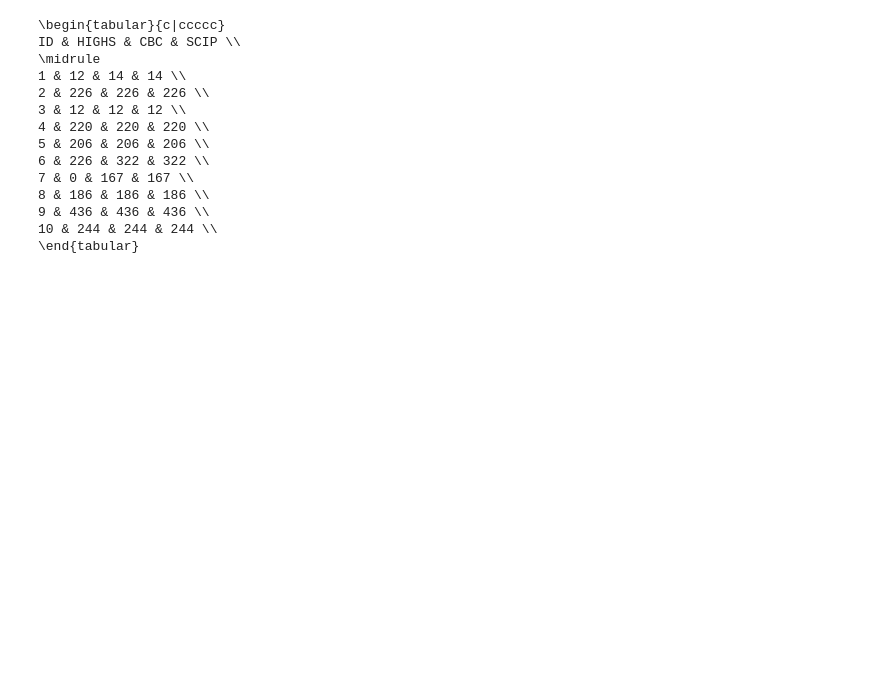
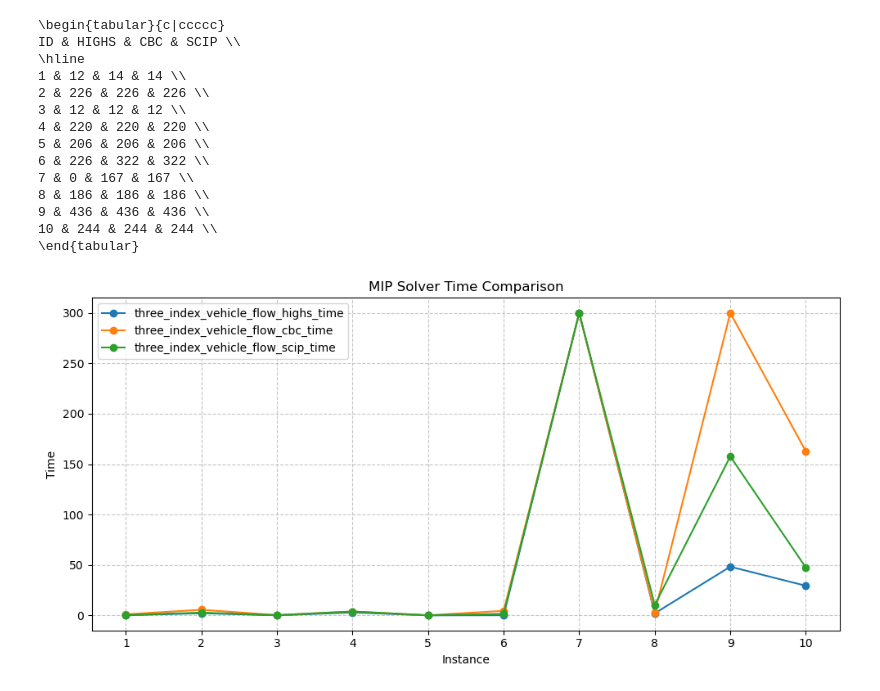
Before and after one commit to alessioarcara/cdmo_project, a Jupyter notebook: mcp_plot.ipynb, the cells around one changed output. Cells and saved outputs as stored; diff of their text form; code cells hidden in the pictures; blank space fills up the shorter version.

```diff
--- a/mcp_plot.ipynb
+++ b/mcp_plot.ipynb
@@ -58,7 +60,7 @@ import os
 import json
 
 directory_path = './res/MIP'
-json_files = sorted([file for file in os.listdir('./res/MIP/') if file.endswith('.json')], key=lambda x: int(os.path.splitext(x)[0]))
+json_files = sorted([file for file in os.listdir(directory_path) if file.endswith('.json')], key=lambda x: int(os.path.splitext(x)[0]))
 all_json_data = []
 header = ['ID']
 
@@ -71,20 +73,23 @@ for json_file in json_files:
             solver_name = key.split('_')[-1].upper()
             if solver_name not in header:
                 header.append(solver_name)
+
             row_data[f'{key}_obj'] = value.get('obj', None)
+            row_data[f'{key}_time'] = value.get('time', None)
         all_json_data.append(row_data)
 
 df = pd.DataFrame(all_json_data)
 df.insert(0, 'ID', range(1, len(df) + 1))
+obj_columns = [col for col in df.columns if 'obj' in col]
 
-latex_table = df.to_latex(index=False, column_format="c|ccccc", header=header)
-latex_table = latex_table.replace('\\toprule\n', '').replace('\\bottomrule\n', '')
+latex_table = df[['ID'] + obj_columns].to_latex(index=False, column_format="c|ccccc", header=header)
+latex_table = latex_table.replace('\\toprule\n', '').replace('\\bottomrule\n', '').replace('midrule', 'hline')
 
 print(latex_table)
 # %% [output]
 \begin{tabular}{c|ccccc}
 ID & HIGHS & CBC & SCIP \\
-\midrule
+\hline
 1 & 12 & 14 & 14 \\
 2 & 226 & 226 & 226 \\
 3 & 12 & 12 & 12 \\
@@ -96,3 +101,19 @@ ID & HIGHS & CBC & SCIP \\
 9 & 436 & 436 & 436 \\
 10 & 244 & 244 & 244 \\
 \end{tabular}
+# %%
+time_columns = [col for col in df.columns if 'time' in col]
+ax = df.plot(x='ID', y=time_columns, figsize=(10, 5), marker='o')
+
+ax.set_title("MIP Solver Time Comparison")
+ax.set_xlabel("Instance")
+ax.set_ylabel("Time")
+
+ax.set_xticks(df['ID'])
+
+ax.grid(True, which='both', linestyle='--', linewidth=0.8, alpha=0.7)
+
+plt.tight_layout()
+plt.savefig('./images/test.pdf', dpi=300)
+# %% [output]
+[figure, added]
```
Also changed, not shown: parts of 6 cells of this notebook, 6 other files.
